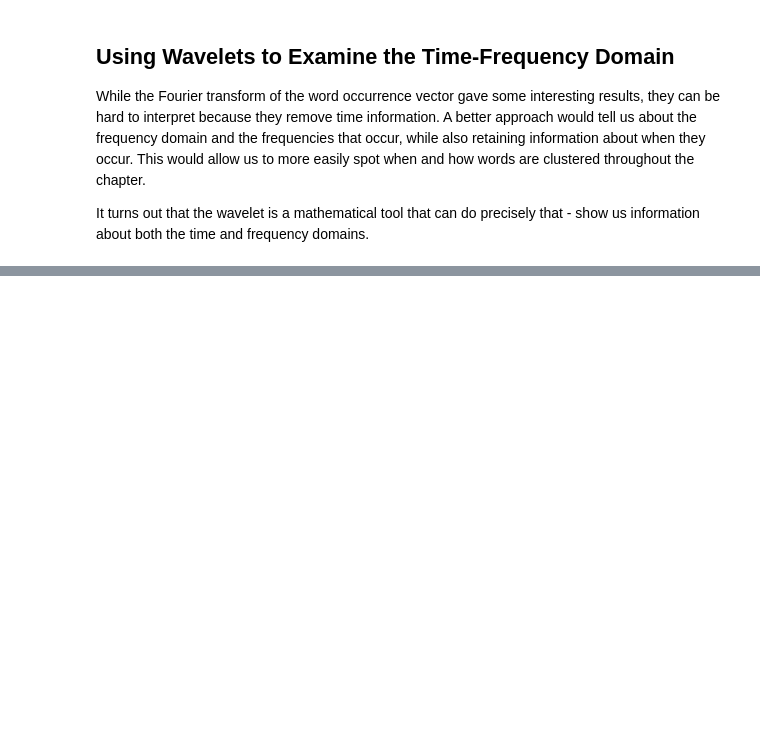
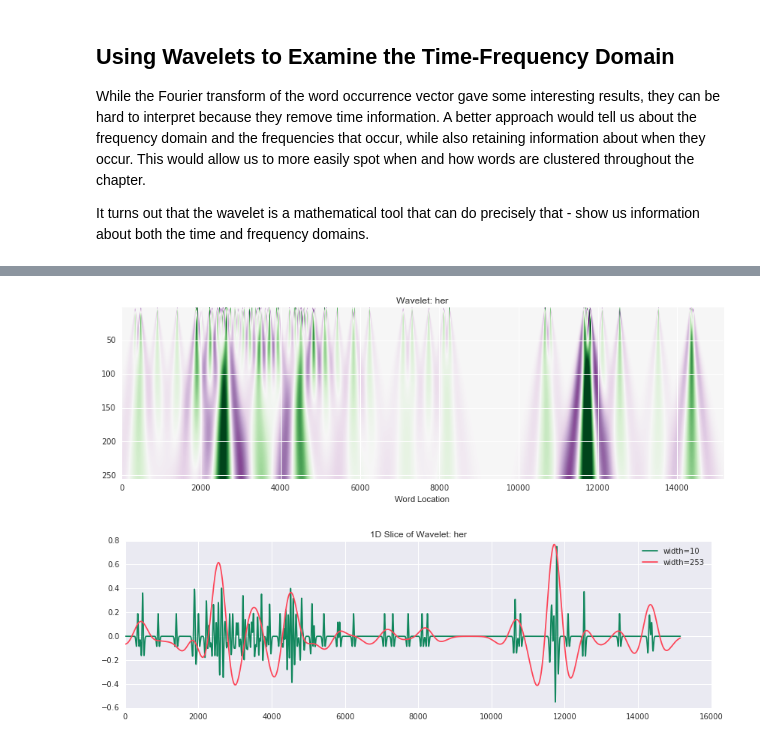
Before and after one commit to charlesreid1/rejoyce, a Jupyter notebook: Lestrygonians Part 3.ipynb, the cells around one changed output, grey strips where cells are left out. Cells and saved outputs as stored; diff of their text form; code cells hidden in the pictures; blank space fills up the shorter version.

```diff
--- a/Lestrygonians Part 3.ipynb
+++ b/Lestrygonians Part 3.ipynb
@@ -230,0 +249,5 @@ There is a lot of information contained in this figure, so let's go through it o
+# %%
+hercwt = wavelet_column('her',wdf)
+# %% [output]
+[figure, added]
+[figure, added]
```
Also changed, not shown: parts of 11 cells of this notebook, 1 other file.
